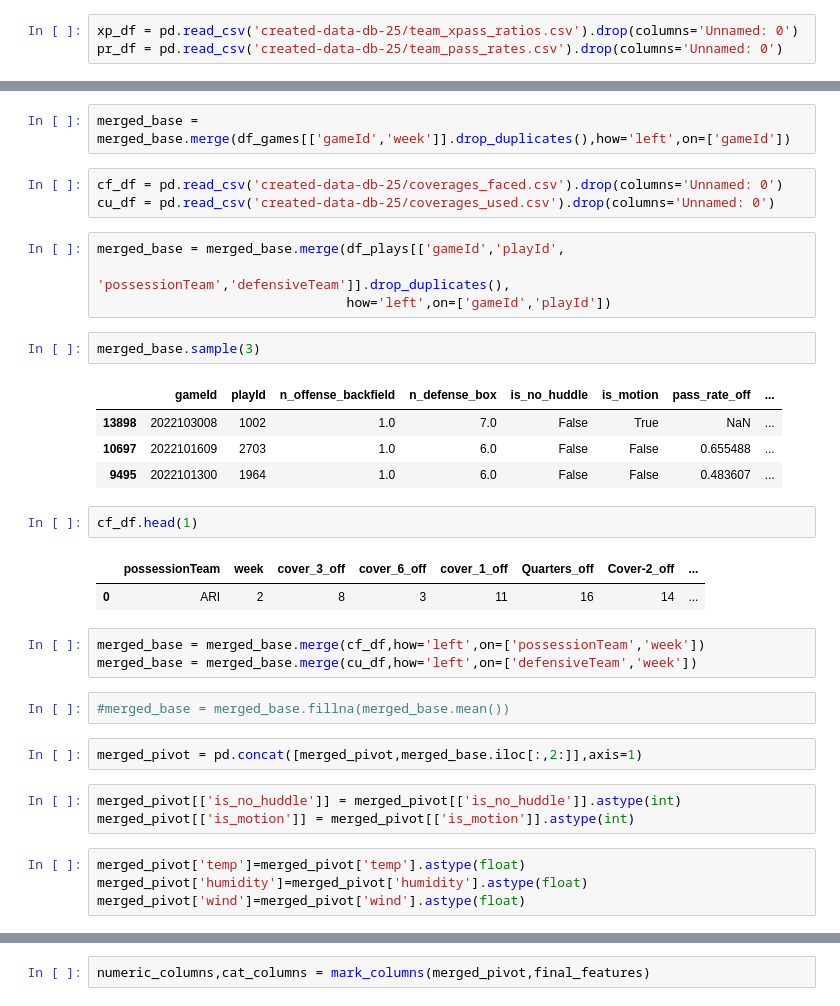
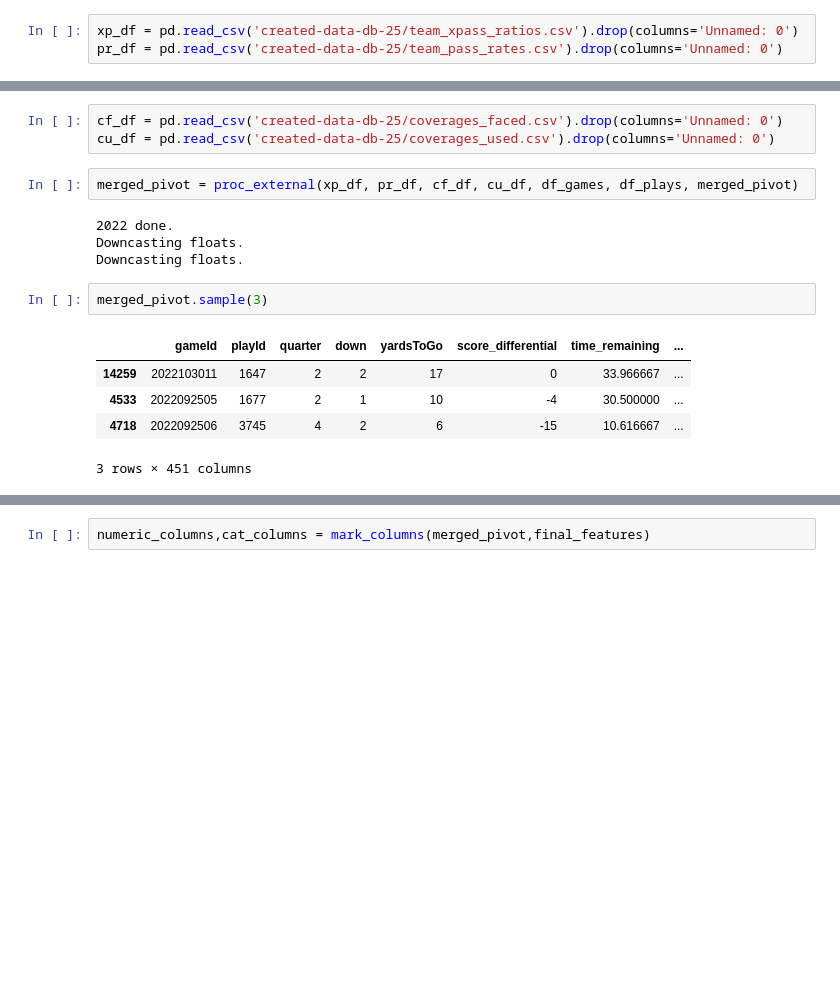
Before and after one commit to meagvo/NFL_BDB2025, a Jupyter notebook: pass-pred-refactor-oct23.ipynb, the cells around one changed output, grey strips where cells are left out. Cells and saved outputs as stored; diff of their text form; blank space fills up the shorter version.

```diff
--- a/pass-pred-refactor-oct23.ipynb
+++ b/pass-pred-refactor-oct23.ipynb
@@ -315,35 +262,17 @@ merged_base.sample(3)
-# %%
-merged_base = merged_base.merge(df_games[['gameId','week']].drop_duplicates(),how='left',on=['gameId'])
 # %%
 cf_df = pd.read_csv('created-data-db-25/coverages_faced.csv').drop(columns='Unnamed: 0')
 cu_df = pd.read_csv('created-data-db-25/coverages_used.csv').drop(columns='Unnamed: 0')
-# %%
-merged_base = merged_base.merge(df_plays[['gameId','playId',
-                                          'possessionTeam','defensiveTeam']].drop_duplicates(),
-                                how='left',on=['gameId','playId'])
+# %%
+merged_pivot = proc_external(xp_df, pr_df, cf_df, cu_df, df_games, df_plays, merged_pivot)
+# %% [output]
+2022 done.
+Downcasting floats.
+Downcasting floats.
 # %%
-merged_base.sample(3)
+merged_pivot.sample(3)
 # %% [output]
-|  | gameId | playId | n_offense_backfield | n_defense_box | is_no_huddle | is_motion | pass_rate_off | ... |
-| 13898 | 2022103008 | 1002 | 1.0 | 7.0 | False | True | NaN | ... |
-| 10697 | 2022101609 | 2703 | 1.0 | 6.0 | False | False | 0.655488 | ... |
-| 9495 | 2022101300 | 1964 | 1.0 | 6.0 | False | False | 0.483607 | ... |
+|  | gameId | playId | quarter | down | yardsToGo | score_differential | time_remaining | ... |
+| 14259 | 2022103011 | 1647 | 2 | 2 | 17 | 0 | 33.966667 | ... |
+| 4533 | 2022092505 | 1677 | 2 | 1 | 10 | -4 | 30.500000 | ... |
+| 4718 | 2022092506 | 3745 | 4 | 2 | 6 | -15 | 10.616667 | ... |
+3 rows × 451 columns
-# %%
-cf_df.head(1)
-# %% [output]
-|  | possessionTeam | week | cover_3_off | cover_6_off | cover_1_off | Quarters_off | Cover-2_off | ... |
-| 0 | ARI | 2 | 8 | 3 | 11 | 16 | 14 | ... |
-# %%
-merged_base = merged_base.merge(cf_df,how='left',on=['possessionTeam','week'])
-merged_base = merged_base.merge(cu_df,how='left',on=['defensiveTeam','week'])
-# %%
-#merged_base = merged_base.fillna(merged_base.mean())
-# %%
-merged_pivot = pd.concat([merged_pivot,merged_base.iloc[:,2:]],axis=1)
-# %%
-merged_pivot[['is_no_huddle']] = merged_pivot[['is_no_huddle']].astype(int)
-merged_pivot[['is_motion']] = merged_pivot[['is_motion']].astype(int)
-# %%
-merged_pivot['temp']=merged_pivot['temp'].astype(float)
-merged_pivot['humidity']=merged_pivot['humidity'].astype(float)
-merged_pivot['wind']=merged_pivot['wind'].astype(float)
```
Also changed, not shown: parts of 42 cells of this notebook, 3 other files.
